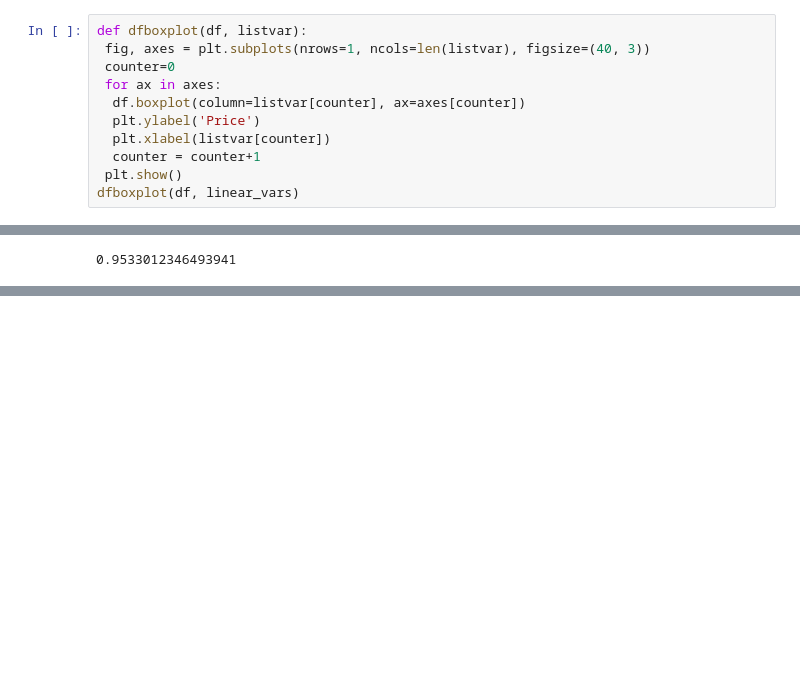
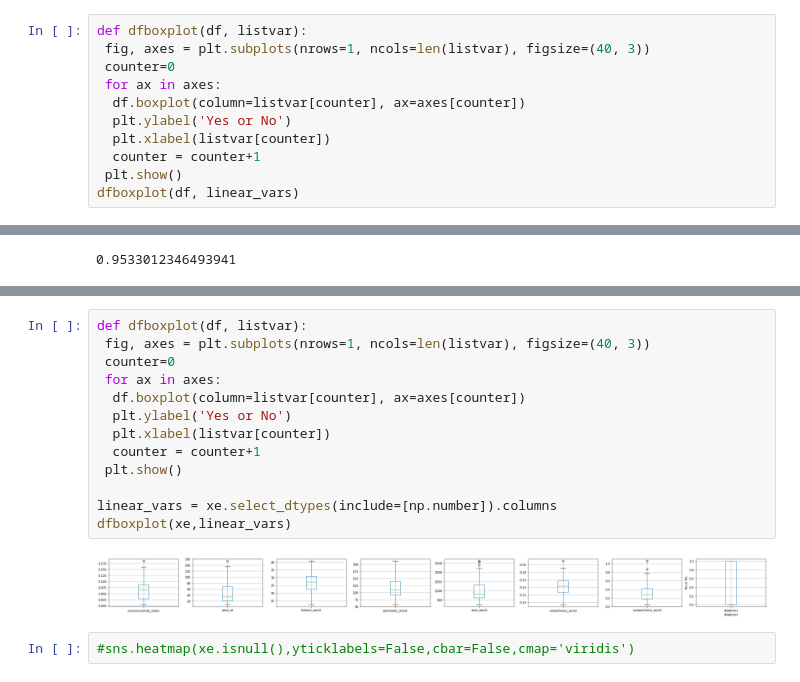
Before and after one commit to premkumarkora/Breast_Cancer_Prediction, a Jupyter notebook: Predicting_Breast_Cancer_Guvi_Assinment_V1.ipynb, the cells around one changed output, grey strips where cells are left out. Cells and saved outputs as stored; diff of their text form; blank space fills up the shorter version.

```diff
--- a/Predicting_Breast_Cancer_Guvi_Assinment_V1.ipynb
+++ b/Predicting_Breast_Cancer_Guvi_Assinment_V1.ipynb
@@ -232,7 +232,7 @@ def dfboxplot(df, listvar):
  counter=0
  for ax in axes:
   df.boxplot(column=listvar[counter], ax=axes[counter])
-  plt.ylabel('Price')
+  plt.ylabel('Yes or No')
   plt.xlabel(listvar[counter])
   counter = counter+1
  plt.show()
@@ -618,0 +656,17 @@ model.score(X_test,y_test)
+# %%
+def dfboxplot(df, listvar):
+ fig, axes = plt.subplots(nrows=1, ncols=len(listvar), figsize=(40, 3))
+ counter=0
+ for ax in axes:
+  df.boxplot(column=listvar[counter], ax=axes[counter])
+  plt.ylabel('Yes or No')
+  plt.xlabel(listvar[counter])
+  counter = counter+1
+ plt.show()
+
+linear_vars = xe.select_dtypes(include=[np.number]).columns
+dfboxplot(xe,linear_vars)
+# %% [output]
+[figure, added]
+# %%
+#sns.heatmap(xe.isnull(),yticklabels=False,cbar=False,cmap='viridis')
```
Also changed, not shown: parts of 7 cells of this notebook.
